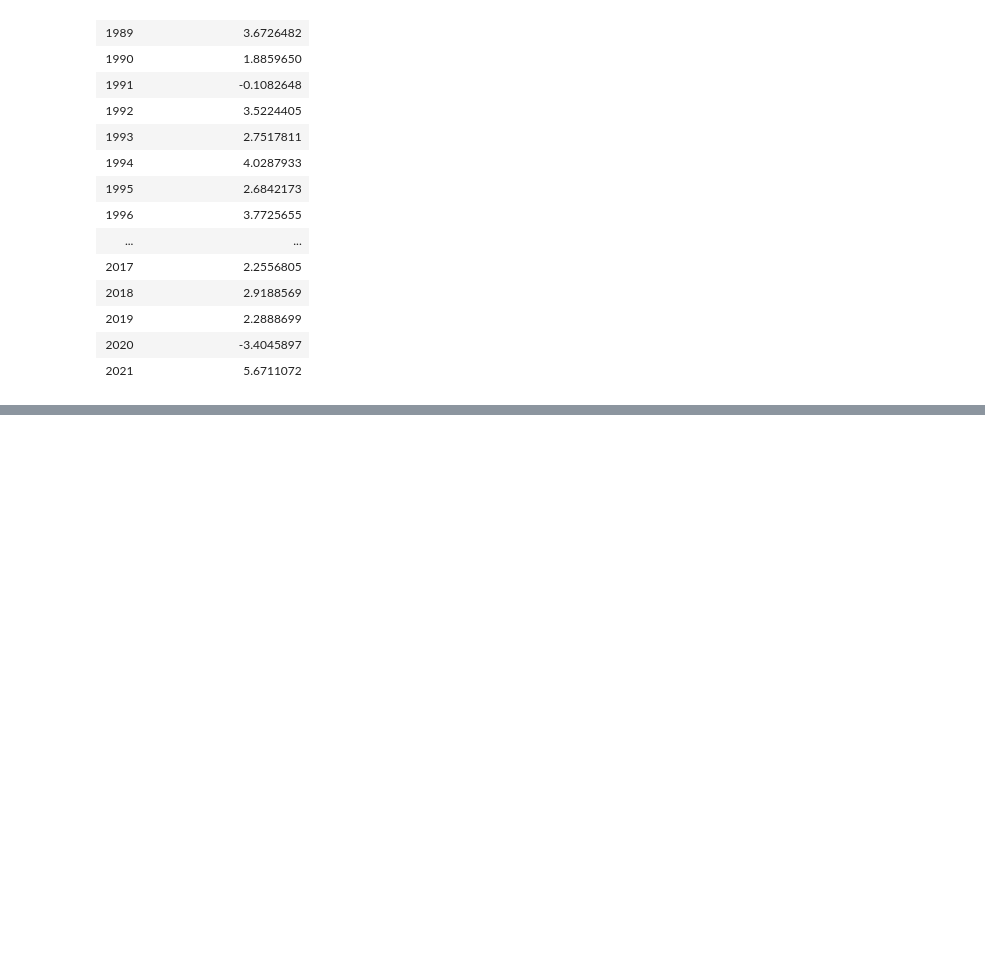
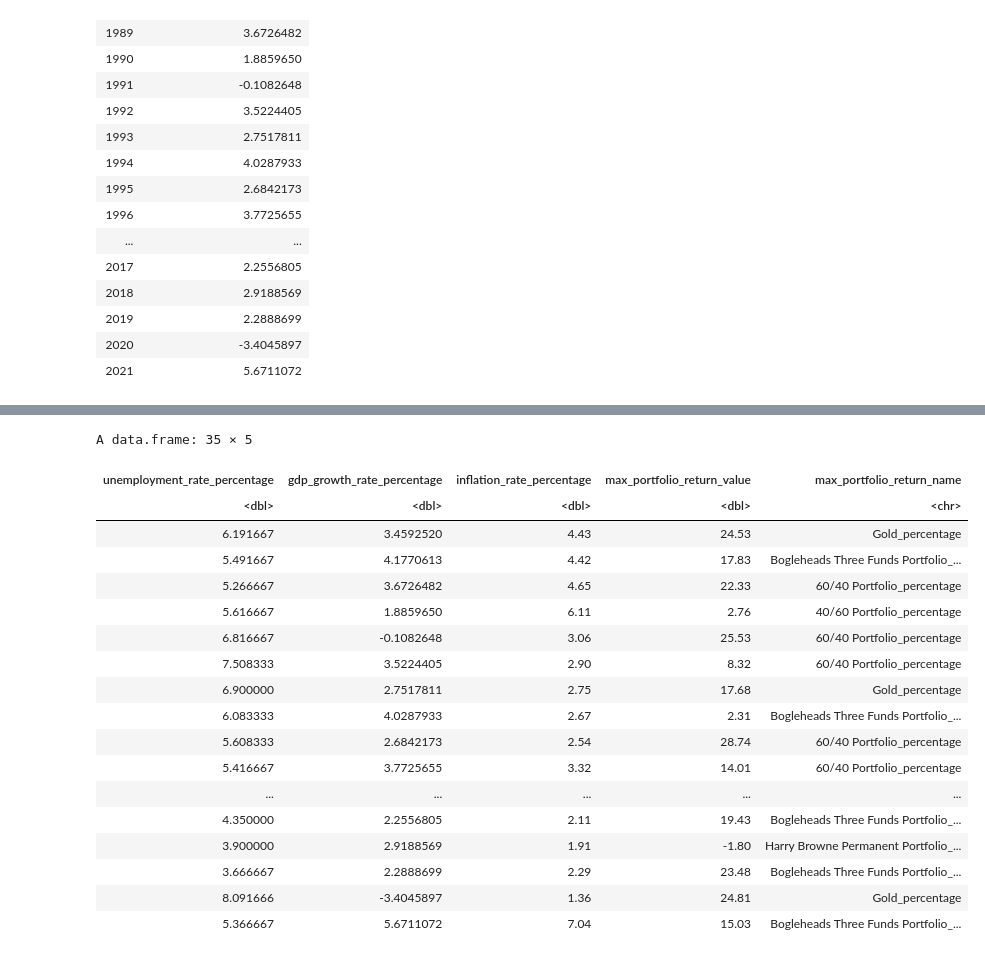
Before and after one commit to Arioniums/DSCI_100_125, a Jupyter notebook: New Data Sets.ipynb, the cells around one changed output, grey strips where cells are left out. Saved outputs shown, nothing was run; the diff lists cells and outputs as text; code cells hidden in the pictures; blank space fills up the shorter version.

```diff
--- a/New Data Sets.ipynb
+++ b/New Data Sets.ipynb
@@ -135,0 +220,32 @@ sf_fs_portfolio_data_c
+# %%
+new_final_data <- data_merge_2 |>
+        select(unemployment_rate_percentage,
+              gdp_growth_rate_percentage,
+              inflation_rate_percentage,
+              max_portfolio_return_value,
+              max_portfolio_return_name)
+
+new_final_data
+
+final_dataframe <- collect(new_final_data)
+write_csv(final_dataframe, "new_final_data.csv")
+# %% [output]
+A data.frame: 35 × 5
+| unemployment_rate_percentage | gdp_growth_rate_percentage | inflation_rate_percentage | max_portfolio_return_value | max_portfolio_return_name |
+| <dbl> | <dbl> | <dbl> | <dbl> | <chr> |
+| 6.191667 | 3.4592520 | 4.43 | 24.53 | Gold_percentage |
+| 5.491667 | 4.1770613 | 4.42 | 17.83 | Bogleheads Three Funds Portfolio_... |
+| 5.266667 | 3.6726482 | 4.65 | 22.33 | 60/40 Portfolio_percentage |
+| 5.616667 | 1.8859650 | 6.11 | 2.76 | 40/60 Portfolio_percentage |
+| 6.816667 | -0.1082648 | 3.06 | 25.53 | 60/40 Portfolio_percentage |
+| 7.508333 | 3.5224405 | 2.90 | 8.32 | 60/40 Portfolio_percentage |
+| 6.900000 | 2.7517811 | 2.75 | 17.68 | Gold_percentage |
+| 6.083333 | 4.0287933 | 2.67 | 2.31 | Bogleheads Three Funds Portfolio_... |
+| 5.608333 | 2.6842173 | 2.54 | 28.74 | 60/40 Portfolio_percentage |
+| 5.416667 | 3.7725655 | 3.32 | 14.01 | 60/40 Portfolio_percentage |
+| ... | ... | ... | ... | ... |
+| 4.350000 | 2.2556805 | 2.11 | 19.43 | Bogleheads Three Funds Portfolio_... |
+| 3.900000 | 2.9188569 | 1.91 | -1.80 | Harry Browne Permanent Portfolio_... |
+| 3.666667 | 2.2888699 | 2.29 | 23.48 | Bogleheads Three Funds Portfolio_... |
+| 8.091666 | -3.4045897 | 1.36 | 24.81 | Gold_percentage |
+| 5.366667 | 5.6711072 | 7.04 | 15.03 | Bogleheads Three Funds Portfolio_... |
```
Also changed, not shown: parts of 2 cells of this notebook.
